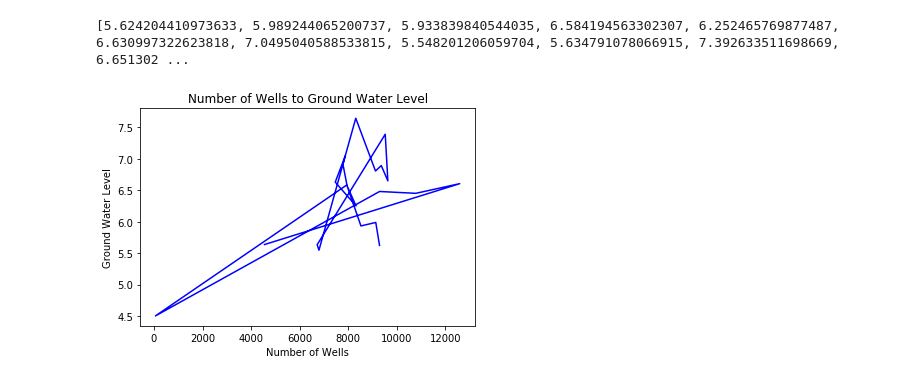
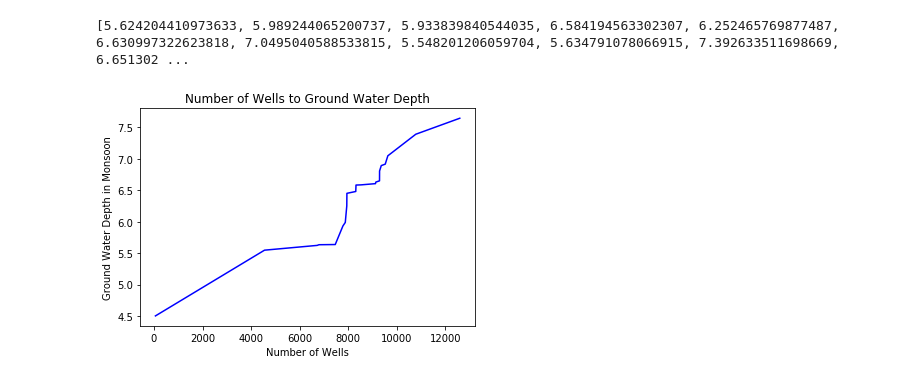
Before and after one commit to meghagrawal/BI-Project, a Jupyter notebook: Q8 Visualisation.ipynb, the cells around one changed output. Cells and saved outputs as stored; diff of their text form; code cells hidden in the pictures.

```diff
--- a/Q8 Visualisation.ipynb
+++ b/Q8 Visualisation.ipynb
@@ -5,7 +5,7 @@ Q- What is the effect of change in number of wells in an area to its average gro
 import pandas as pd
 import matplotlib.pyplot as plt
 # %%
-df=pd.read_csv("Data/PostComputationData.csv")
+df=pd.read_csv("Data/Data.csv")
 # %%
 Years=[1996, 1997, 1998, 1999, 2000, 2001, 2002, 2003, 2004, 2005, 2006, 2007, 2008, 2009, 2010, 2011, 2012, 2013, 2014, 2015, 2016 ]
 # %%
@@ -25,11 +25,13 @@ print(GWL)
 # %% [output]
 [5.624204410973633, 5.989244065200737, 5.933839840544035, 6.584194563302307, 6.252465769877487, 6.630997322623818, 7.0495040588533815, 5.548201206059704, 5.634791078066915, 7.392633511698669, 6.651302 ...
 # %%
-no_of_wells.so
+no_of_wells.sort()
+GWL.sort()
 plt.plot(no_of_wells, GWL, color='b')
 plt.xlabel('Number of Wells')
-plt.ylabel('Ground Water Level')
-plt.title('Number of Wells to Ground Water Level')
+plt.ylabel('Ground Water Depth in Monsoon')
+plt.title('Number of Wells to Ground Water Depth')
+plt.savefig("Figures/WellstoMONSOON.jpg", dpi= 250, quality= 95)
 plt.show()
 # %% [output]
-[figure, old version]
+[figure, new version]
```
Also changed, not shown: 5 other files.
